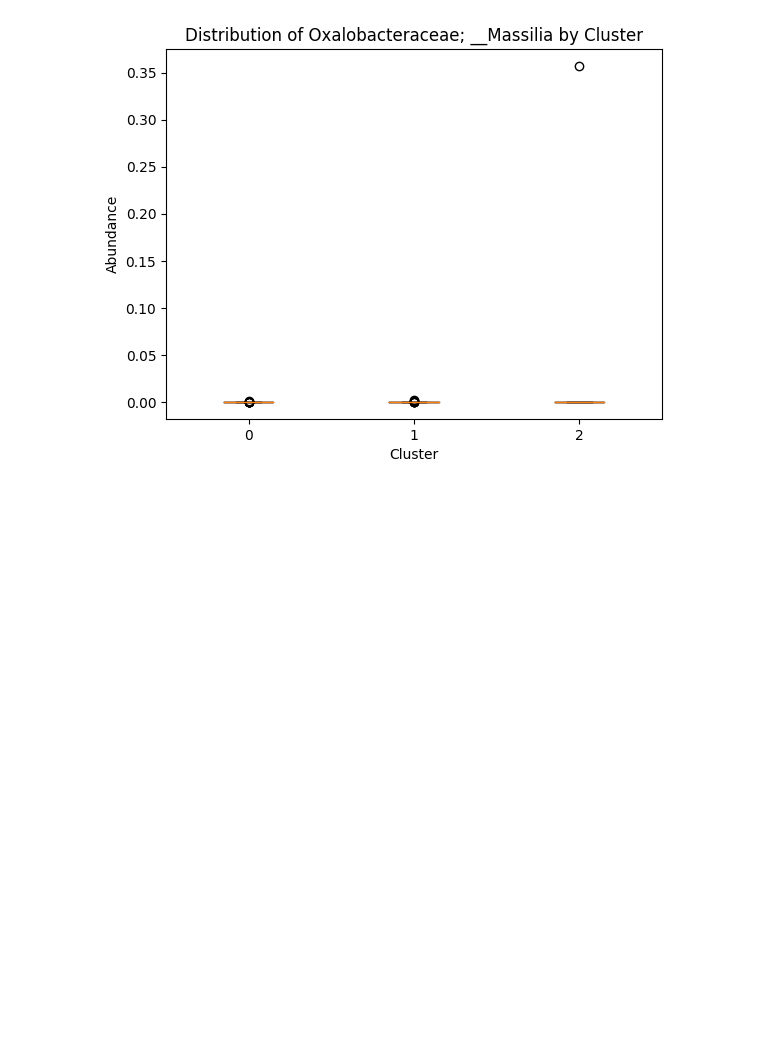
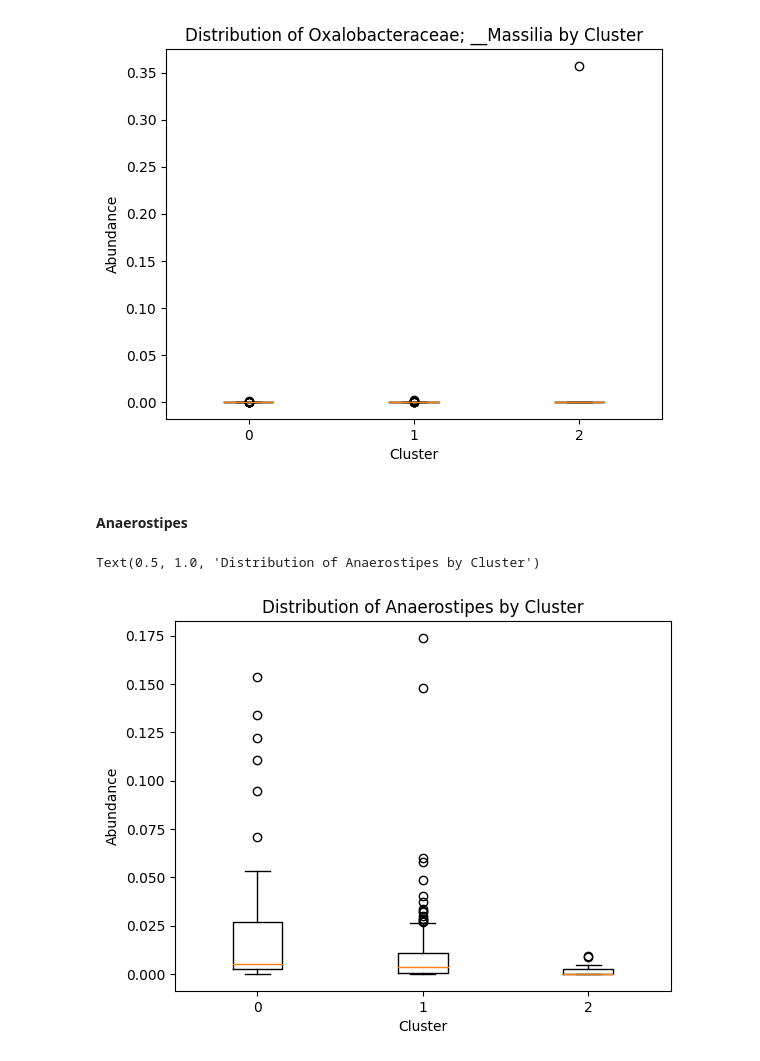
Before and after one commit to nehabhatia8/MLB-Project, a Jupyter notebook: MLB_Neha.ipynb, the cells around one changed output. Saved outputs shown, nothing was run; the diff lists cells and outputs as text; code cells hidden in the pictures; blank space fills up the shorter version.

```diff
--- a/MLB_Neha.ipynb
+++ b/MLB_Neha.ipynb
@@ -262,3 +296,18 @@ ax.set_title('Distribution of Oxalobacteraceae; __Massilia by Cluster')
 # %% [output]
 Text(0.5, 1.0, 'Distribution of Oxalobacteraceae; __Massilia by Cluster')
 [figure]
+# %% [markdown]
+#### Anaerostipes
+# %%
+# Bacteria; __Firmicutes; __Clostridia; __Clostridiales; __Lachnospiraceae; __Anaerostipes
+cluster_groups = df.groupby('cluster')
+feature_data = [cluster_groups.get_group(cluster_label)['Bacteria; __Firmicutes; __Clostridia; __Clostridiales; __Lachnospiraceae; __Anaerostipes'].values for cluster_label in cluster_groups.groups]
+fig, ax = plt.subplots()
+ax.boxplot(feature_data)
+ax.set_xticklabels(cluster_groups.groups.keys())
+ax.set_ylabel('Abundance')
+ax.set_xlabel('Cluster')
+ax.set_title('Distribution of Anaerostipes by Cluster')
+# %% [output]
+Text(0.5, 1.0, 'Distribution of Anaerostipes by Cluster')
+[figure, added]
```
Also changed, not shown: parts of 25 cells of this notebook.
